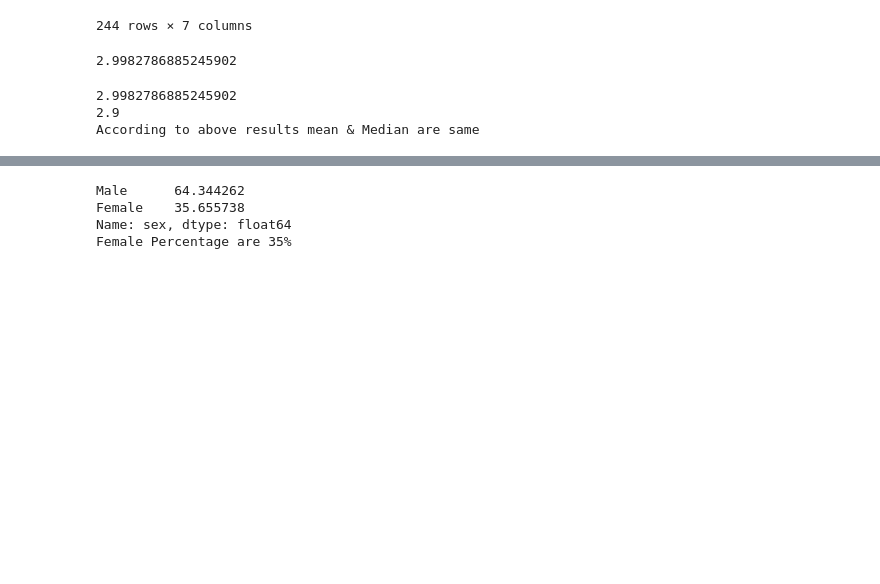
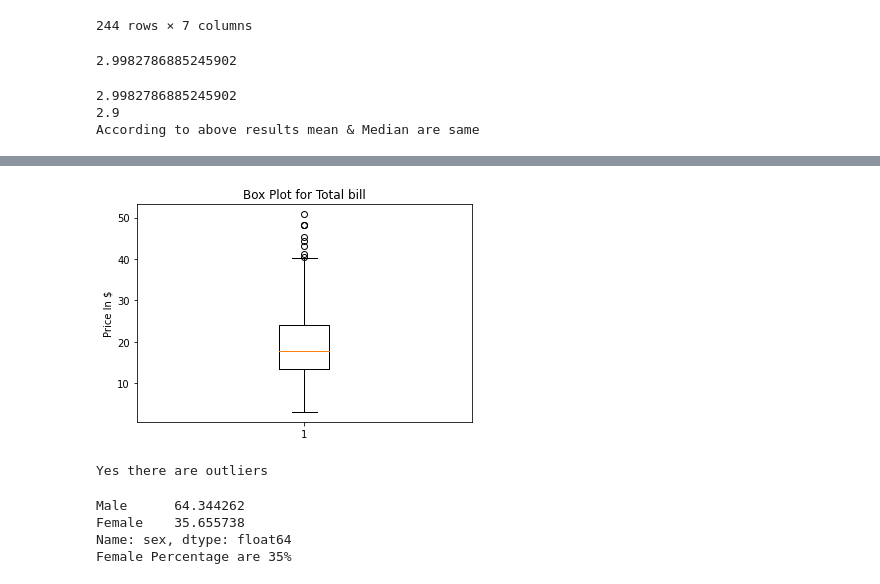
Before and after one commit to Rockydedhia/Board-Infinity, a Jupyter notebook: Python_Assigment_1.ipynb, the cells around one changed output, grey strips where cells are left out. Cells and saved outputs as stored; diff of their text form; code cells hidden in the pictures; blank space fills up the shorter version.

```diff
--- a/Python_Assigment_1.ipynb
+++ b/Python_Assigment_1.ipynb
@@ -50,4 +50,13 @@ print('Yes there are outliers')
 Yes there are outliers
+# %%
+plt.boxplot(d['total_bill'])
+plt.title('Box Plot for Total bill')
+plt.ylabel('Price In $')
+plt.show()
+print('Yes there are outliers')
+# %% [output]
+[figure, added]
+Yes there are outliers
 # %%
 #4 percentage of female
 
```
Also changed, not shown: parts of 7 cells of this notebook.
